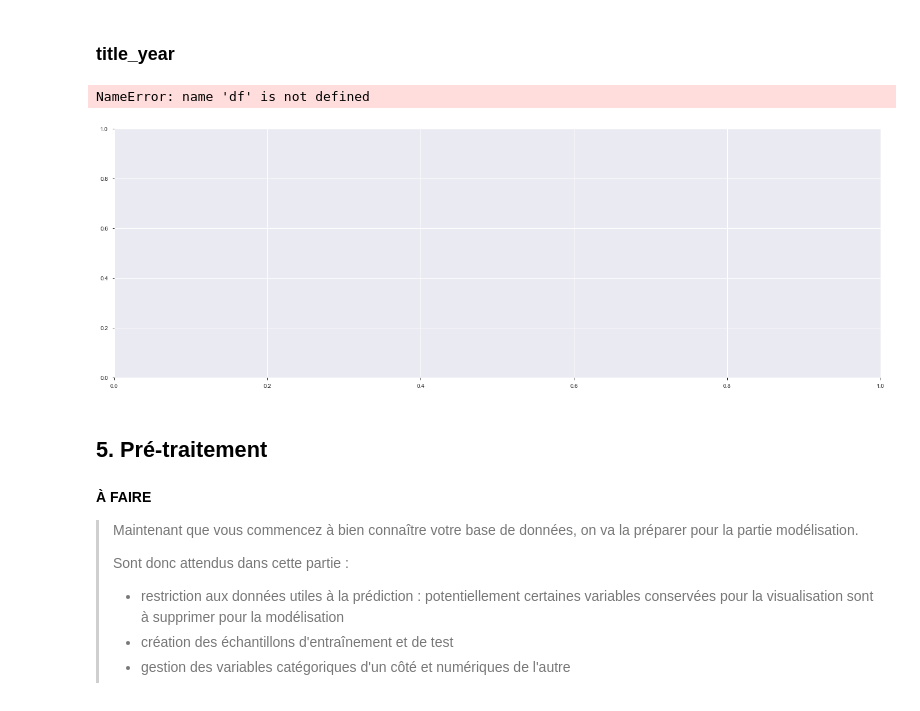
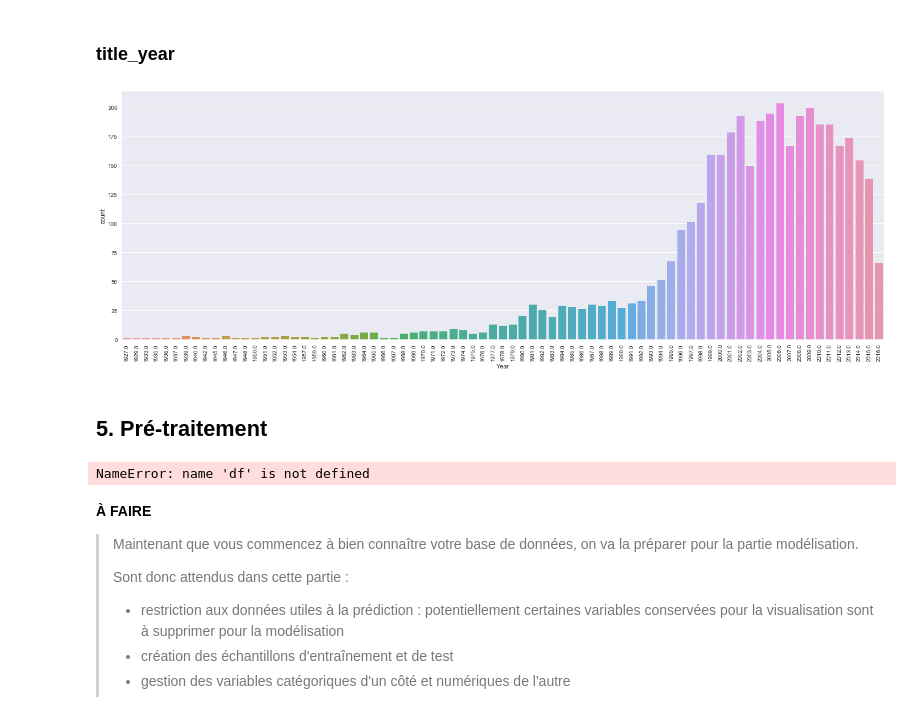
Before and after one commit to DROMZEE/imdb_5000_Movie_Dataset, a Jupyter notebook: imdb_5000_Movie_Dataset.ipynb, the cells around one changed output. Cells and saved outputs as stored; diff of their text form; code cells hidden in the pictures.

```diff
--- a/imdb_5000_Movie_Dataset.ipynb
+++ b/imdb_5000_Movie_Dataset.ipynb
@@ -31,4 +36,6 @@ from pandas_profiling import ProfileReport
 # %%
 %matplotlib inline
+plt.style.use("seaborn")
 # %%
-plt.rcParams["figure.figsize"] = (18,8)
+plt.rcParams["figure.figsize"] = (16,10)
+pd.set_option('display.max_columns', None)
@@ -604,14 +662,18 @@ array(['English', 'Mandarin', 'Aboriginal', 'Spanish', 'French',
 ### title_year
 # %%
 _, ax = plt.subplots(figsize=(24, 8))
-sns.countplot(x=df['title_year'].astype('category'), ax=ax)
+sns.countplot(x=data['title_year'].astype('category'), ax=ax)
 plt.xlabel('Year')
 _ = plt.xticks(rotation=90)
 # %% [output]
-NameError: name 'df' is not defined
-[figure, old version]
+[figure, new version]
 # %% [markdown]
 ## **5. Pré-traitement**
+# %%
+df_dummy = pd.get_dummies(df.htype)
+df = pd.concat([df, df_dummy], axis = 1)
+# %% [output]
+NameError: name 'df' is not defined
 # %% [markdown]
 **À FAIRE**
 
```
Also changed, not shown: parts of 39 cells of this notebook, 1 other file.
